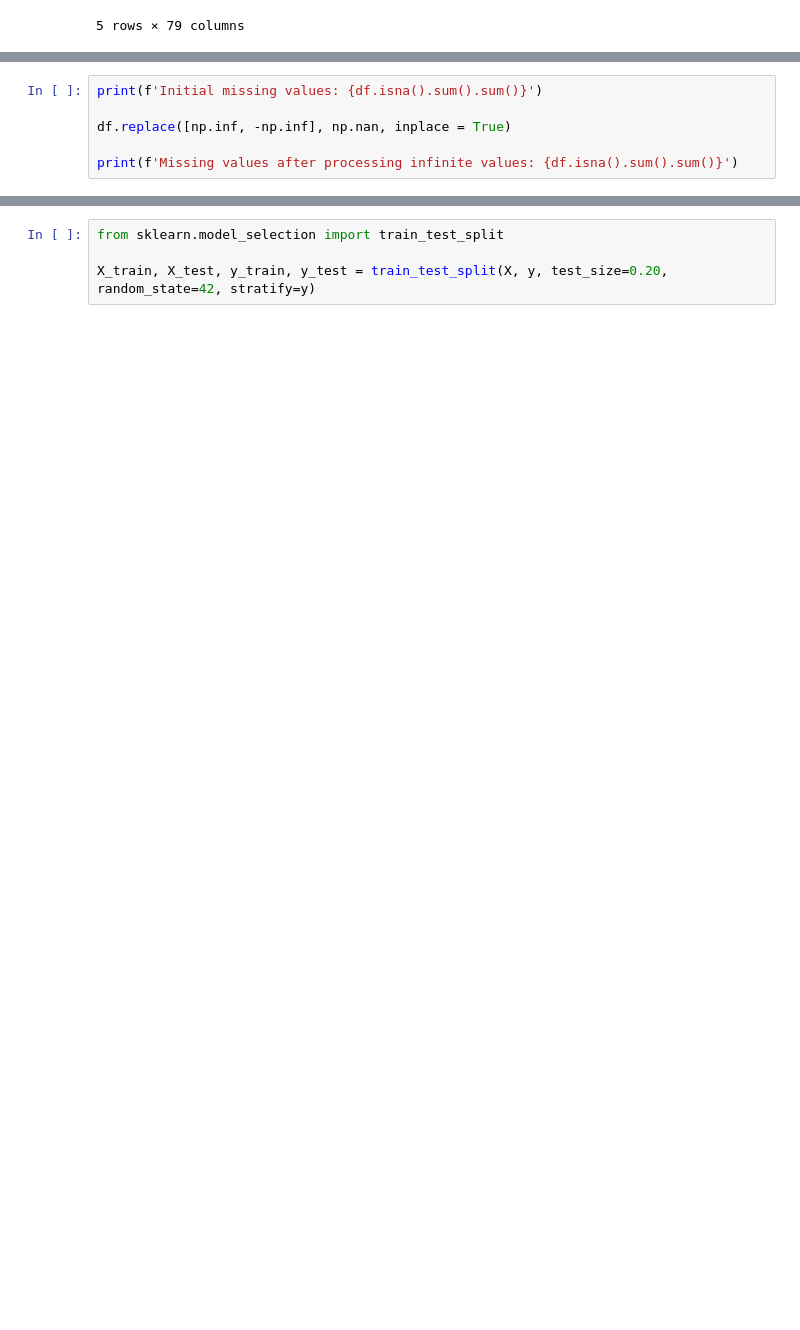
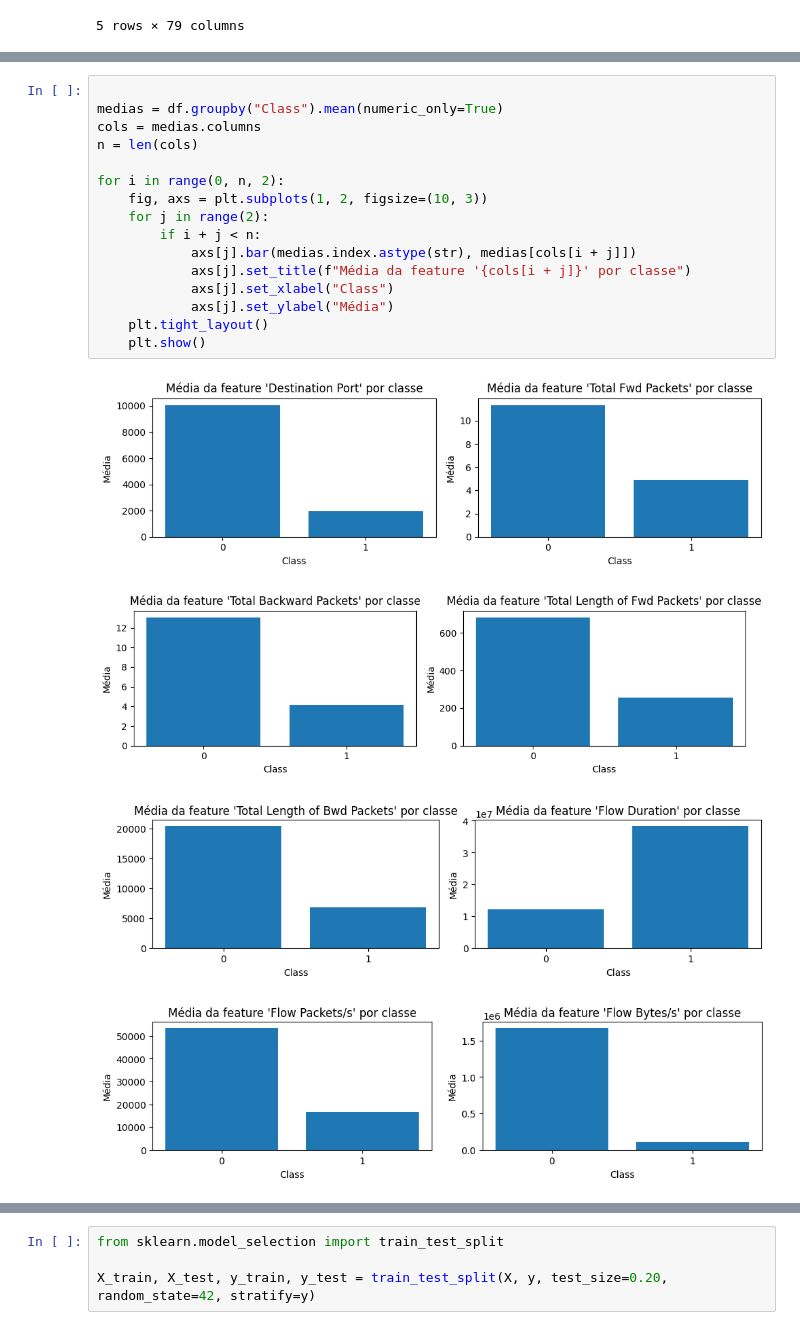
Before and after one commit to ricardo-ervilha/TF_DCC075, a Jupyter notebook: main.ipynb, the cells around one changed output, grey strips where cells are left out. Cells and saved outputs as stored; diff of their text form; blank space fills up the shorter version.

```diff
--- a/main.ipynb
+++ b/main.ipynb
@@ -32,6 +24,0 @@ dtype: int64
-# %%
-print(f'Initial missing values: {df.isna().sum().sum()}')
-
-df.replace([np.inf, -np.inf], np.nan, inplace = True)
-
-print(f'Missing values after processing infinite values: {df.isna().sum().sum()}')
@@ -71,0 +58,21 @@ df.head()
+# %%
+
+medias = df.groupby("Class").mean(numeric_only=True)
+cols = medias.columns
+n = len(cols)
+
+for i in range(0, n, 2):
+    fig, axs = plt.subplots(1, 2, figsize=(10, 3))
+    for j in range(2):
+        if i + j < n:
+            axs[j].bar(medias.index.astype(str), medias[cols[i + j]])
+            axs[j].set_title(f"Média da feature '{cols[i + j]}' por classe")
+            axs[j].set_xlabel("Class")
+            axs[j].set_ylabel("Média")
+    plt.tight_layout()
+    plt.show()
+# %% [output]
+[figure, added]
+[figure, added]
+[figure, added]
+[figure, added]
```
Also changed, not shown: parts of 30 cells of this notebook, 2 other files.
